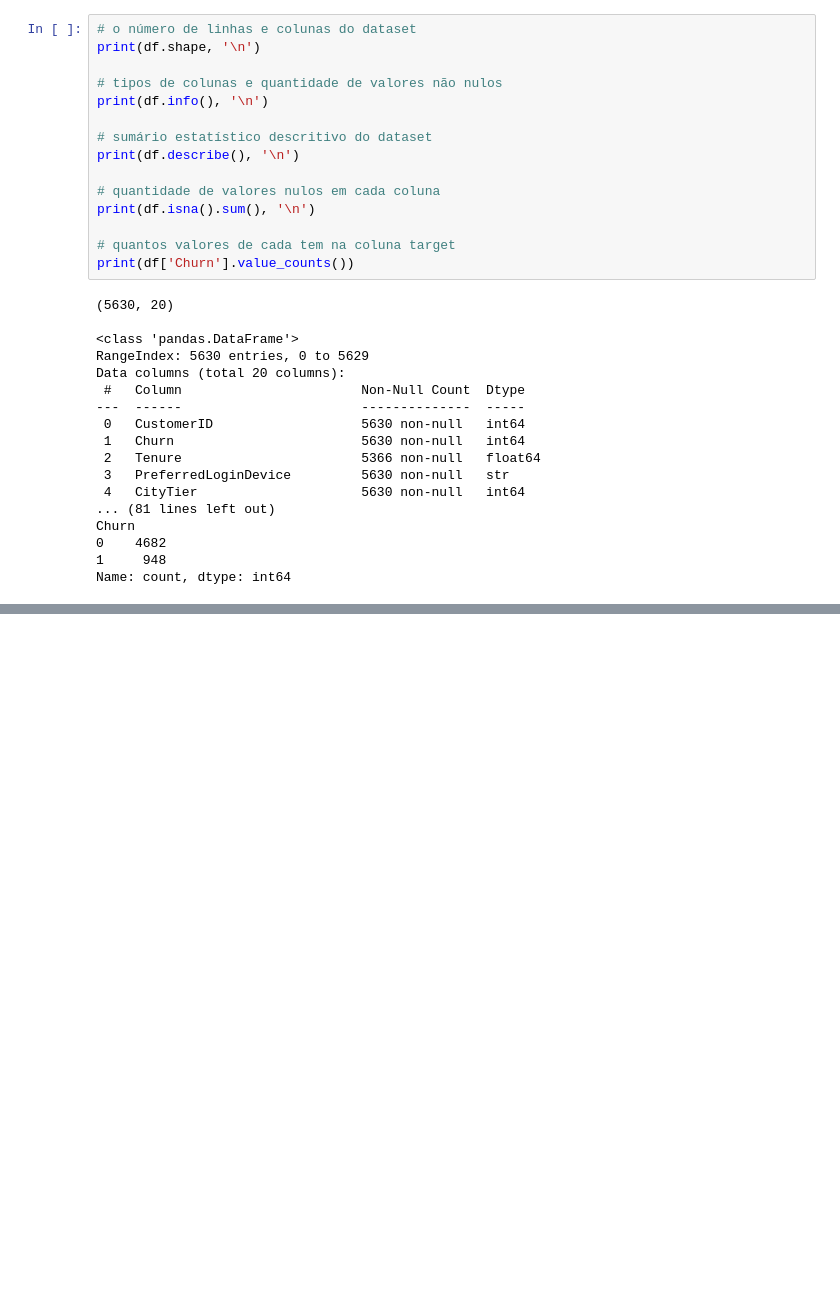
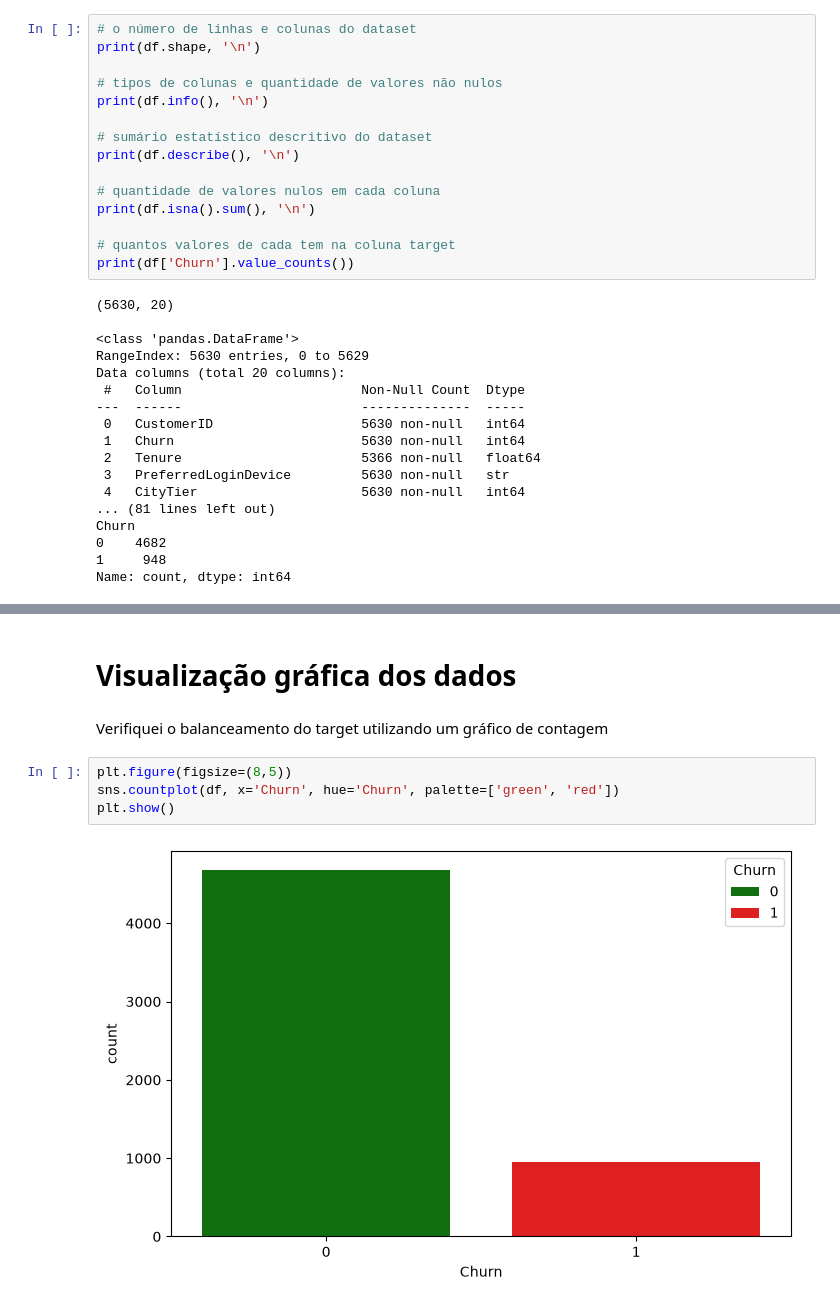
Before and after one commit to Gabriel-Henrique-28/Projeto-Final-Machine-Learning-SC-TEC, a Jupyter notebook: main.ipynb, the cells around one changed output, grey strips where cells are left out. Cells and saved outputs as stored; diff of their text form; blank space fills up the shorter version.

```diff
--- a/main.ipynb
+++ b/main.ipynb
@@ -56,0 +78,10 @@ Name: count, dtype: int64
+# %% [markdown]
+# Visualização gráfica dos dados
+# %% [markdown]
+Verifiquei o balanceamento do target utilizando um gráfico de contagem
+# %%
+plt.figure(figsize=(8,5))
+sns.countplot(df, x='Churn', hue='Churn', palette=['green', 'red'])
+plt.show()
+# %% [output]
+[figure, added]
```
Also changed, not shown: parts of 24 cells of this notebook.
